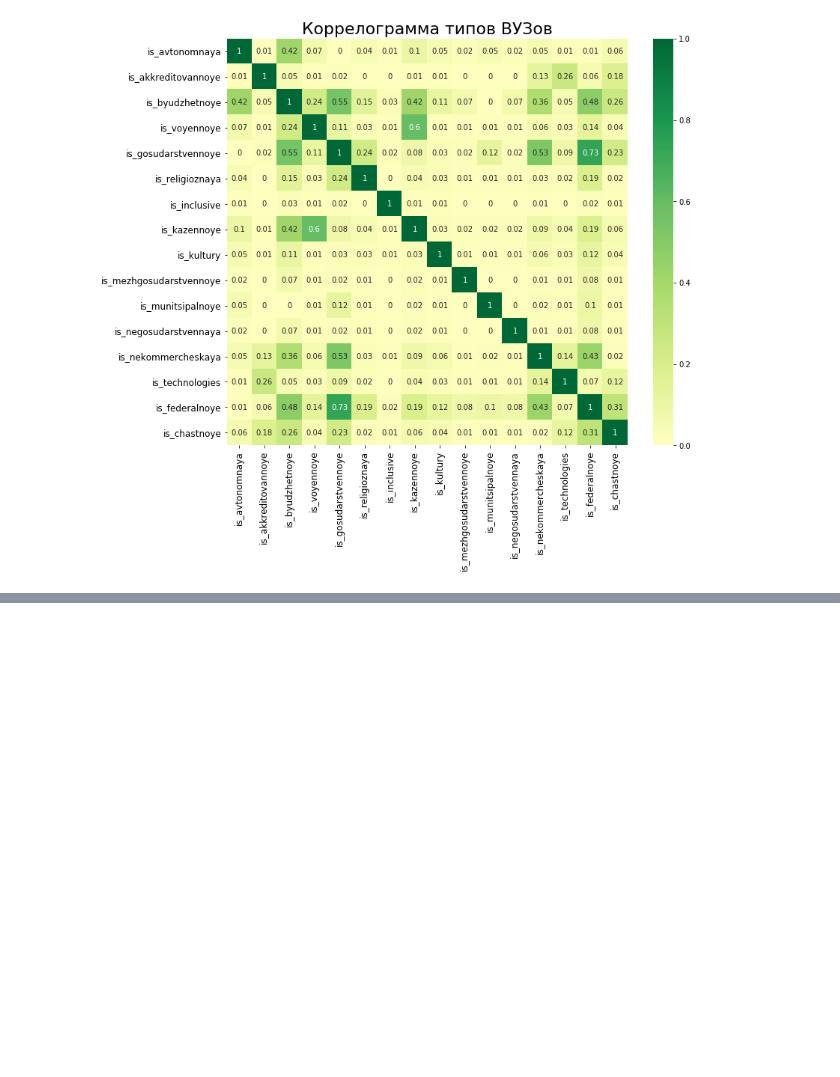
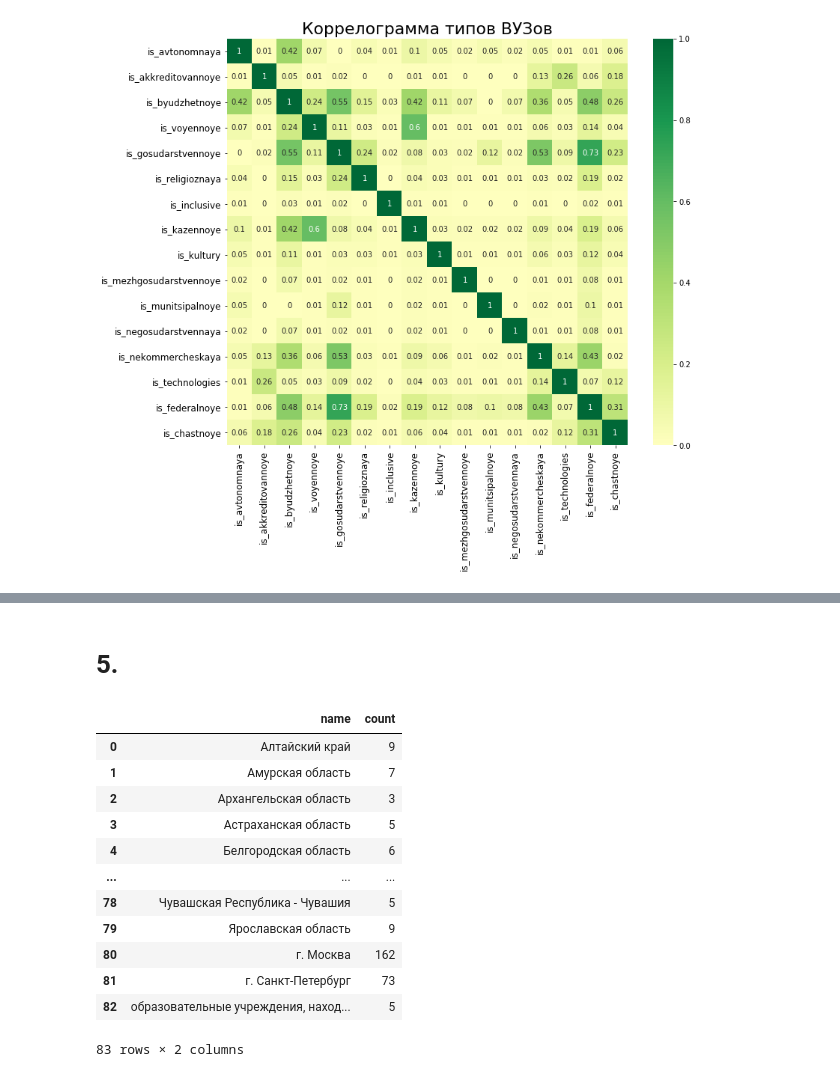
Before and after one commit to iconismo/data-contest-2020, a Jupyter notebook: notebooks/1-loading-inn.ipynb, the cells around one changed output, grey strips where cells are left out. Drawn from its saved outputs; the diff is of its cells as text; code cells hidden in the pictures; blank space fills up the shorter version.

```diff
--- a/notebooks/1-loading-inn.ipynb
+++ b/notebooks/1-loading-inn.ipynb
@@ -389,3 +538,27 @@ df_vuz.head()
 # %%
 with open('..\\data\\interim\\vuz_inn.pickle', 'wb') as f:
         pickle.dump(df_vuz, f)
+# %% [markdown]
+# 5.
+# %%
+grouped = df_vuz.groupby("region_name")
+grouped_count = grouped['full_name'].count()
+# %%
+grouped_count_df = pd.DataFrame()
+grouped_count_df['name'] = grouped_count.index
+grouped_count_df['count'] = grouped_count.values
+grouped_count_df
+# %% [output]
+|  | name | count |
+| 0 | Алтайский край | 9 |
+| 1 | Амурская область | 7 |
+| 2 | Архангельская область | 3 |
+| 3 | Астраханская область | 5 |
+| 4 | Белгородская область | 6 |
+| ... | ... | ... |
+| 78 | Чувашская Республика - Чувашия | 5 |
+| 79 | Ярославская область | 9 |
+| 80 | г. Москва | 162 |
+| 81 | г. Санкт-Петербург | 73 |
+| 82 | образовательные учреждения, наход... | 5 |
+83 rows × 2 columns
```
Also changed, not shown: parts of 47 cells of this notebook, 5 other files.
